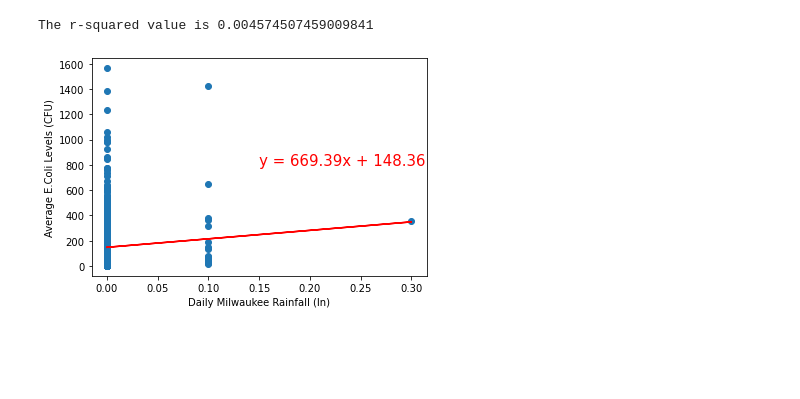
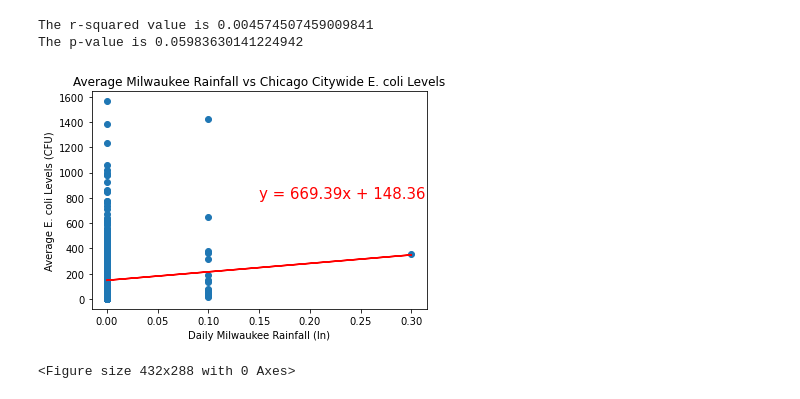
Before and after one commit to ander1908/Bootcamp_Project1, a Jupyter notebook: Hari-Mil_Weather_and_E.coli_Levels.ipynb, the cells around one changed output. Drawn from its saved outputs; the diff is of its cells as text; code cells hidden in the pictures; blank space fills up the shorter version.

Commit message:
Cleaned up code and saved plots to output.

```diff
--- a/Hari-Mil_Weather_and_E.coli_Levels.ipynb
+++ b/Hari-Mil_Weather_and_E.coli_Levels.ipynb
@@ -83,17 +26,23 @@ plt.show()
 # %%
-# Add the linear regression equation and line to plot
+# Plotting the weather data vs the culture technique E. coli levels
+# Calculate regression curve
 x_values = culture_rain_ecoli["Rainfall (In)"]
 y_values = culture_rain_ecoli["Citywide Mean E Coli Level"]
 (slope, intercept, rvalue, pvalue, stderr) = linregress(x_values, y_values)
 regress_values = x_values * slope + intercept
 line_eq = "y = " + str(round(slope,2)) + "x + " + str(round(intercept,2))
 plt.scatter(x_values,y_values)
 plt.plot(x_values,regress_values,"r-")
 plt.annotate(line_eq,(0.15,800),fontsize=15,color="red")
 plt.xlabel("Daily Milwaukee Rainfall (In)")
-plt.ylabel("Average E.Coli Levels (CFU)")
+plt.ylabel("Average E. coli Levels (CFU)")
+plt.title("Average Milwaukee Rainfall vs Chicago Citywide E. coli Levels")
 print(f"The r-squared value is {rvalue**2}")
+print(f"The p-value is {pvalue}")
 plt.show()
+plt.savefig("output/Mil_Rain_vs_City_Culture_Data.png")
 # %% [output]
 The r-squared value is 0.004574507459009841
+The p-value is 0.05983630141224942
-[figure, old version]
+[figure, new version]
+<Figure size 432x288 with 0 Axes>
```
Also changed, not shown: parts of 20 cells of this notebook.
